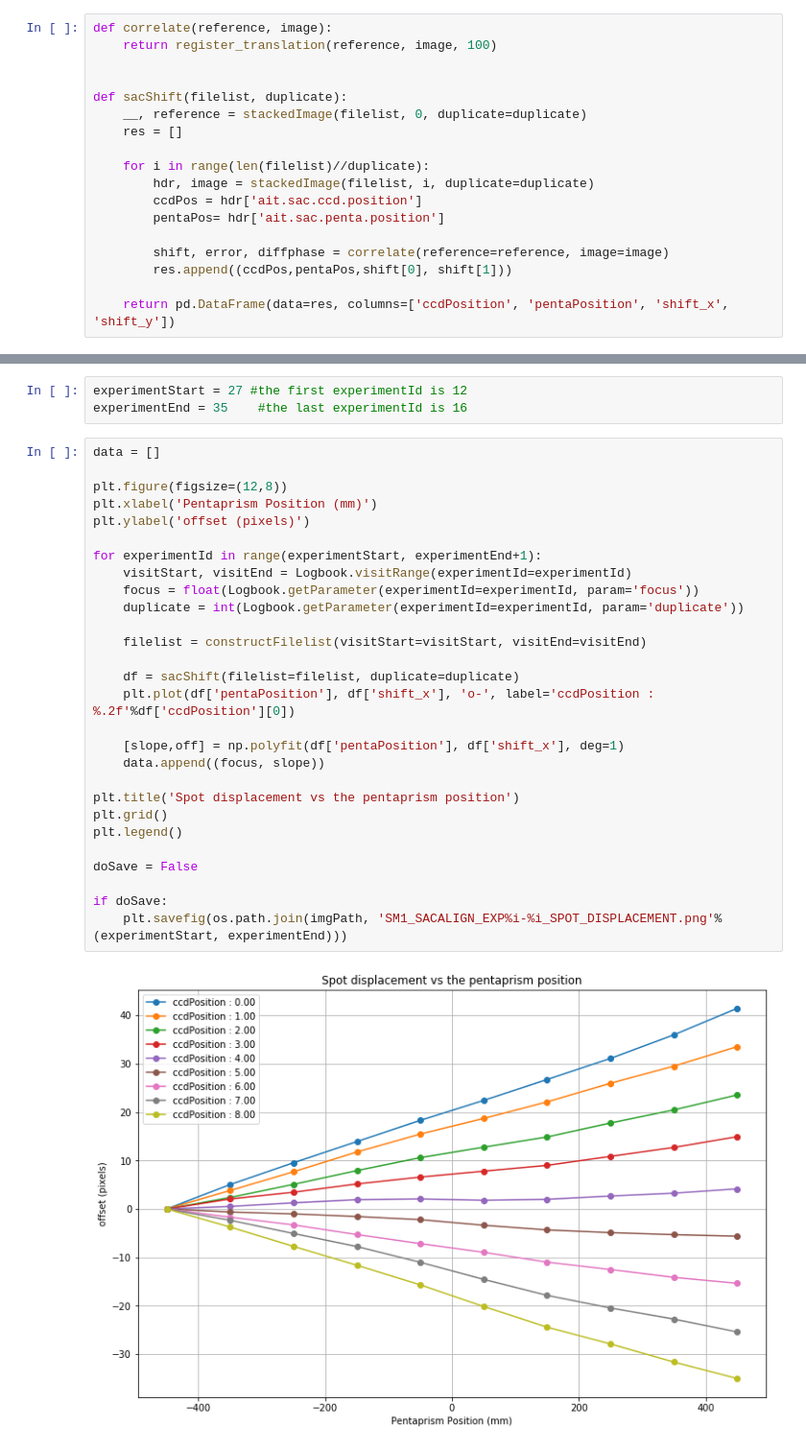
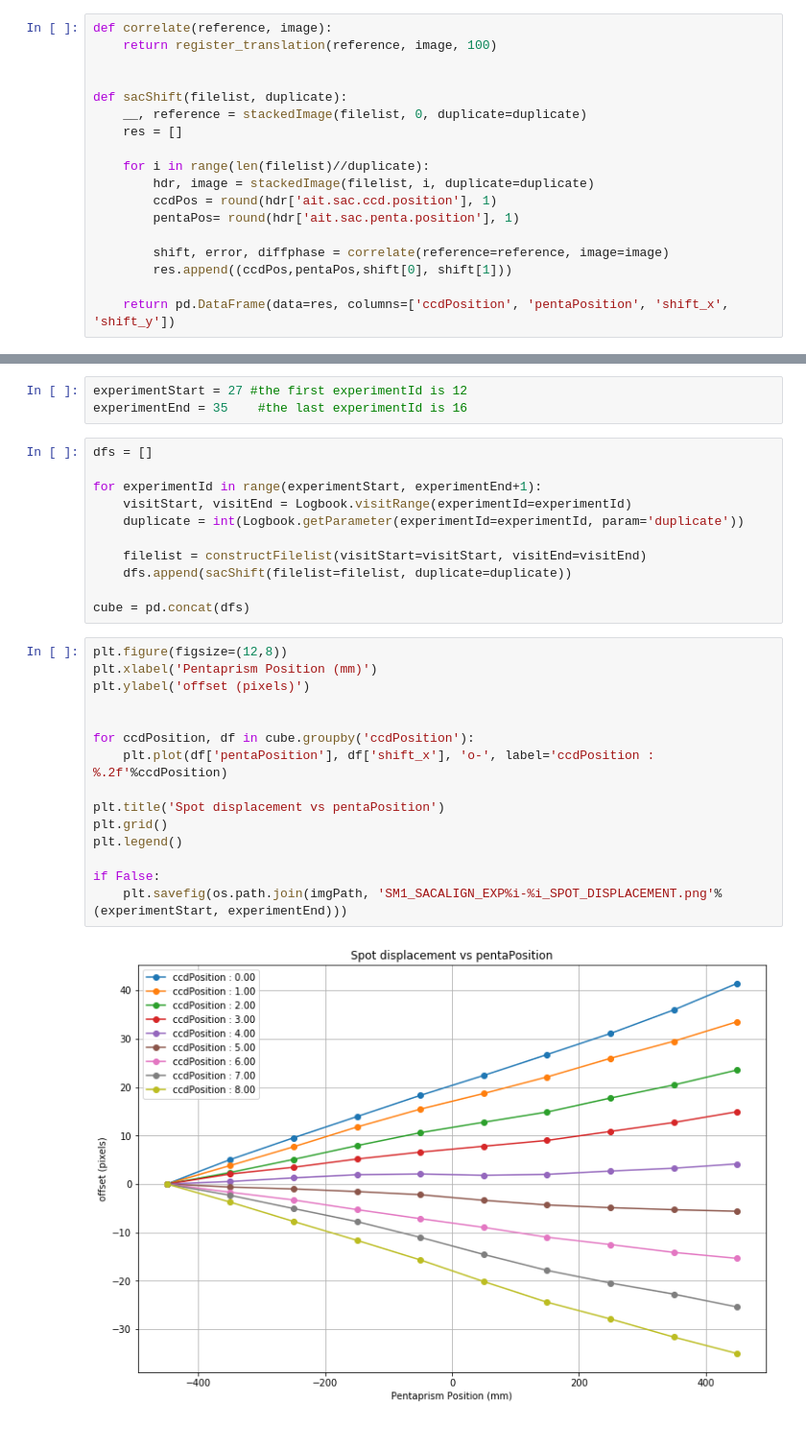
Before and after one commit to alefur/ait-notebook, a Jupyter notebook: Sac_Alignment-Final.ipynb, the cells around one changed output, grey strips where cells are left out. Shown at 96% size. Drawn from its saved outputs; the diff is of its cells as text.

Commit message:
concat dataframe

```diff
--- a/Sac_Alignment-Final.ipynb
+++ b/Sac_Alignment-Final.ipynb
@@ -25,8 +25,8 @@ def sacShift(filelist, duplicate):
 
     for i in range(len(filelist)//duplicate):
         hdr, image = stackedImage(filelist, i, duplicate=duplicate)
-        ccdPos = hdr['ait.sac.ccd.position']
-        pentaPos= hdr['ait.sac.penta.position']
+        ccdPos = round(hdr['ait.sac.ccd.position'], 1)
+        pentaPos= round(hdr['ait.sac.penta.position'], 1)
 
         shift, error, diffphase = correlate(reference=reference, image=image)
         res.append((ccdPos,pentaPos,shift[0], shift[1]))
@@ -51,33 +51,31 @@ The only parameters needed is the experimentIds that match your data acquisition
 # %%
 experimentStart = 27 #the first experimentId is 12
 experimentEnd = 35    #the last experimentId is 16
+# %%
+dfs = []
+
+for experimentId in range(experimentStart, experimentEnd+1):
+    visitStart, visitEnd = Logbook.visitRange(experimentId=experimentId)
+    duplicate = int(Logbook.getParameter(experimentId=experimentId, param='duplicate'))
+
+    filelist = constructFilelist(visitStart=visitStart, visitEnd=visitEnd)
+    dfs.append(sacShift(filelist=filelist, duplicate=duplicate))
+
+cube = pd.concat(dfs)
 # %%
-data = []
-
 plt.figure(figsize=(12,8))
 plt.xlabel('Pentaprism Position (mm)')
 plt.ylabel('offset (pixels)')
 
-for experimentId in range(experimentStart, experimentEnd+1):
-    visitStart, visitEnd = Logbook.visitRange(experimentId=experimentId)
-    focus = float(Logbook.getParameter(experimentId=experimentId, param='focus'))
-    duplicate = int(Logbook.getParameter(experimentId=experimentId, param='duplicate'))
 
-    filelist = constructFilelist(visitStart=visitStart, visitEnd=visitEnd)
+for ccdPosition, df in cube.groupby('ccdPosition'):
+    plt.plot(df['pentaPosition'], df['shift_x'], 'o-', label='ccdPosition : %.2f'%ccdPosition)
 
-    df = sacShift(filelist=filelist, duplicate=duplicate)
-    plt.plot(df['pentaPosition'], df['shift_x'], 'o-', label='ccdPosition : %.2f'%df['ccdPosition'][0])
-
-    [slope,off] = np.polyfit(df['pentaPosition'], df['shift_x'], deg=1)
-    data.append((focus, slope))
-
-plt.title('Spot displacement vs the pentaprism position')
+plt.title('Spot displacement vs pentaPosition')
 plt.grid()
 plt.legend()
 
-doSave = False
-
-if doSave:
+if False:
     plt.savefig(os.path.join(imgPath, 'SM1_SACALIGN_EXP%i-%i_SPOT_DISPLACEMENT.png'%(experimentStart, experimentEnd)))
 # %% [output]
-[figure, old version]
+[figure, new version]
```
Also changed, not shown: parts of 6 cells of this notebook, 1 other file.
